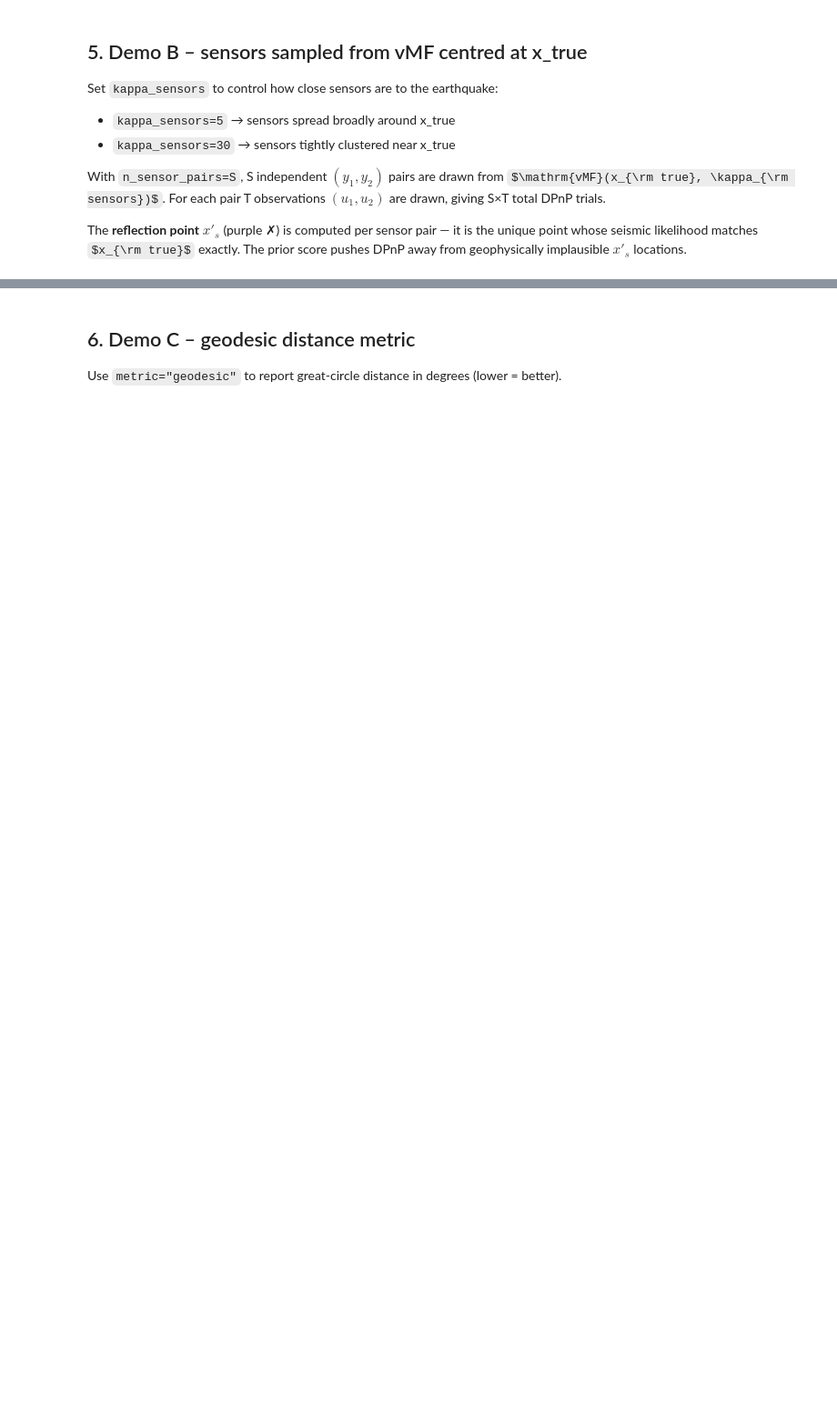
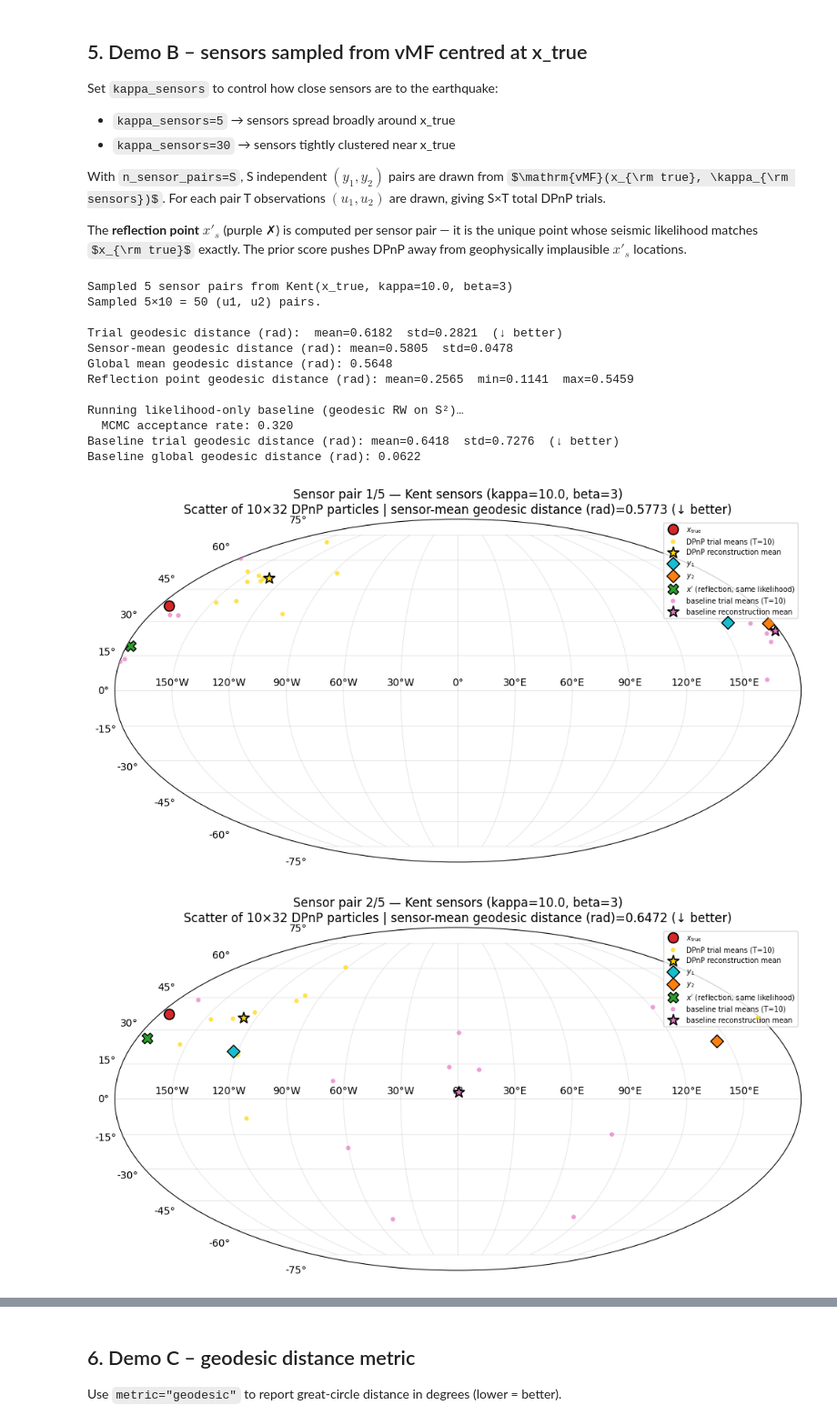
Before and after one commit to IvanLee329/Manifold-DPnP, a Jupyter notebook: Earth experiment/two_point_demo.ipynb, the cells around one changed output, grey strips where cells are left out. Shown at 91% size. Drawn from its saved outputs; the diff is of its cells as text; code cells hidden in the pictures; some formulas as TeX source; blank space fills up the shorter version.

```diff
--- a/Earth experiment/two_point_demo.ipynb
+++ b/Earth experiment/two_point_demo.ipynb
@@ -154,29 +186,46 @@ score pushes DPnP away from geophysically implausible $x'_s$ locations.
 # %%
 demo_vmf = run_two_point_earthquake_demo(
     x_true=x_true,
     beta=BETA, sigma2=SIGMA2,
     p_score=p_score, eta=eta,
     n_sensor_pairs=5,
     n_trials_per_sensor=10,
     kappa_sensors=10.0,
-    metric="cosine",
+    metric="geodesic",
     n_bel_paths=5000, n_bel_steps=5,
     out_samples=32, grw_steps=5,
     particle_counts=[1, 5, 10, 20],
     plot_per_sensor=True,
     plot_global=True,
     plot_quality_vs_steps=True,
     include_baseline=True,   # geodesic random-walk Metropolis on S²
-    mcmc_tau=0.1,
-    mcmc_n_burnin=500,
+    mcmc_tau=1,
+    mcmc_n_burnin=2000,
+    show_kde=False,
+    kent_beta=3,
     device=device, dtype=dtype, seed=0,
 )
 
 for s in range(demo_vmf["y1_sensors"].shape[0]):
     ll1 = extrinsic_to_latlon_deg_torch(demo_vmf["y1_sensors"][s:s+1]).squeeze()
     ll2 = extrinsic_to_latlon_deg_torch(demo_vmf["y2_sensors"][s:s+1]).squeeze()
     llr = extrinsic_to_latlon_deg_torch(demo_vmf["x_reflected"][s:s+1]).squeeze()
     print(f"Pair {s+1}:  y1=({ll1[0]:.1f}°,{ll1[1]:.1f}°)  "
           f"y2=({ll2[0]:.1f}°,{ll2[1]:.1f}°)  "
           f"x'=({llr[0]:.1f}°,{llr[1]:.1f}°)  "
           f"score={demo_vmf['score_sensors'][s].item():.4f}")
+# %% [output]
+Sampled 5 sensor pairs from Kent(x_true, kappa=10.0, beta=3)
+Sampled 5×10 = 50 (u1, u2) pairs.
+
+Trial geodesic distance (rad):  mean=0.6182  std=0.2821  (↓ better)
+Sensor-mean geodesic distance (rad): mean=0.5805  std=0.0478
+Global mean geodesic distance (rad): 0.5648
+Reflection point geodesic distance (rad): mean=0.2565  min=0.1141  max=0.5459
+
+Running likelihood-only baseline (geodesic RW on S²)…
+  MCMC acceptance rate: 0.320
+Baseline trial geodesic distance (rad): mean=0.6418  std=0.7276  (↓ better)
+Baseline global geodesic distance (rad): 0.0622
+[figure, added]
+[figure, added]
```
Also changed, not shown: parts of 9 cells of this notebook.
